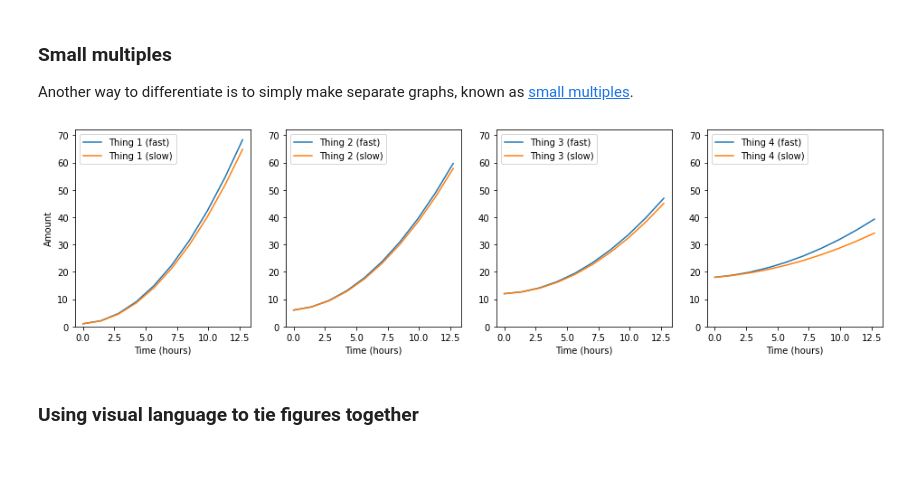
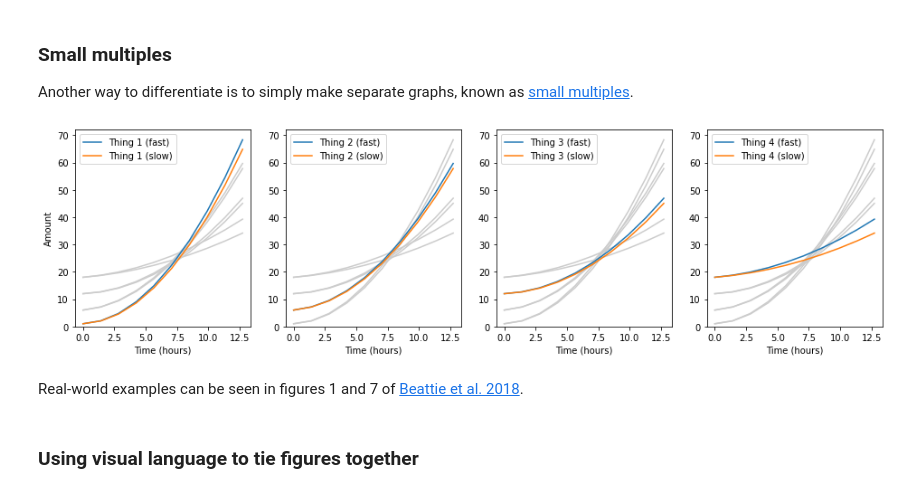
Before and after one commit to MichaelClerx/making-figures, a Jupyter notebook: tips/1-4-visual-language.ipynb, the cells around one changed output. Saved outputs shown, nothing was run; the diff lists cells and outputs as text; code cells hidden in the pictures; blank space fills up the shorter version.

Commit message:
Updates to small multiples examples. Closes #5.

```diff
--- a/tips/1-4-visual-language.ipynb
+++ b/tips/1-4-visual-language.ipynb
@@ -351,39 +351,66 @@ Another way to differentiate is to simply make separate graphs, known as [small
 # %%
 fig = plt.figure(figsize=(16, 4))
 ylim = 0, 72
+grey = '#cccccc'
 
 ax = fig.add_subplot(1, 4, 1)
 ax.set_xlabel('Time (hours)')
 ax.set_ylabel('Amount')
 ax.set_ylim(*ylim)
+ax.plot(sx, sy2, color=grey)
+ax.plot(sx, sy2b, color=grey)
+ax.plot(sx, sy3, color=grey)
+ax.plot(sx, sy3b, color=grey)
+ax.plot(sx, sy4, color=grey)
+ax.plot(sx, sy4b, color=grey)
 ax.plot(sx, sy1, label='Thing 1 (fast)')
 ax.plot(sx, sy1b,  label='Thing 1 (slow)')
 ax.legend(loc='upper left')
 
 ax = plt.subplot(1, 4, 2)
 ax.set_xlabel('Time (hours)')
 ax.set_ylim(*ylim)
+ax.plot(sx, sy1, color=grey)
+ax.plot(sx, sy1b, color=grey)
+ax.plot(sx, sy3, color=grey)
+ax.plot(sx, sy3b, color=grey)
+ax.plot(sx, sy4, color=grey)
+ax.plot(sx, sy4b, color=grey)
 ax.plot(sx, sy2, label='Thing 2 (fast)')
 ax.plot(sx, sy2b, label='Thing 2 (slow)')
 ax.legend(loc='upper left')
 
 ax = plt.subplot(1, 4, 3)
 ax.set_xlabel('Time (hours)')
 ax.set_ylim(*ylim)
+ax.plot(sx, sy1, color=grey)
+ax.plot(sx, sy1b, color=grey)
+ax.plot(sx, sy2, color=grey)
+ax.plot(sx, sy2b, color=grey)
+ax.plot(sx, sy4, color=grey)
+ax.plot(sx, sy4b, color=grey)
 ax.plot(sx, sy3, label='Thing 3 (fast)')
 ax.plot(sx, sy3b, label='Thing 3 (slow)')
 ax.legend(loc='upper left')
 
 ax = plt.subplot(1, 4, 4)
 ax.set_xlabel('Time (hours)')
 ax.set_ylim(*ylim)
+ax.plot(sx, sy1, color=grey)
+ax.plot(sx, sy1b, color=grey)
+ax.plot(sx, sy2, color=grey)
+ax.plot(sx, sy2b, color=grey)
+ax.plot(sx, sy3, color=grey)
+ax.plot(sx, sy3b, color=grey)
 ax.plot(sx, sy4, label='Thing 4 (fast)')
 ax.plot(sx, sy4b, label='Thing 4 (slow)')
 ax.legend(loc='upper left')
 
 plt.show()
 # %% [output]
-[figure, old version]
+[figure, new version]
+# %% [markdown]
+Real-world examples can be seen in figures 1 and 7 of [Beattie et al. 2018](https://physoc.onlinelibrary.wiley.com/doi/full/10.1113/JP275733).
 # %% [markdown]
 ### Using visual language to tie figures together
 # %% [markdown]
```
Also changed, not shown: 2 other files.
